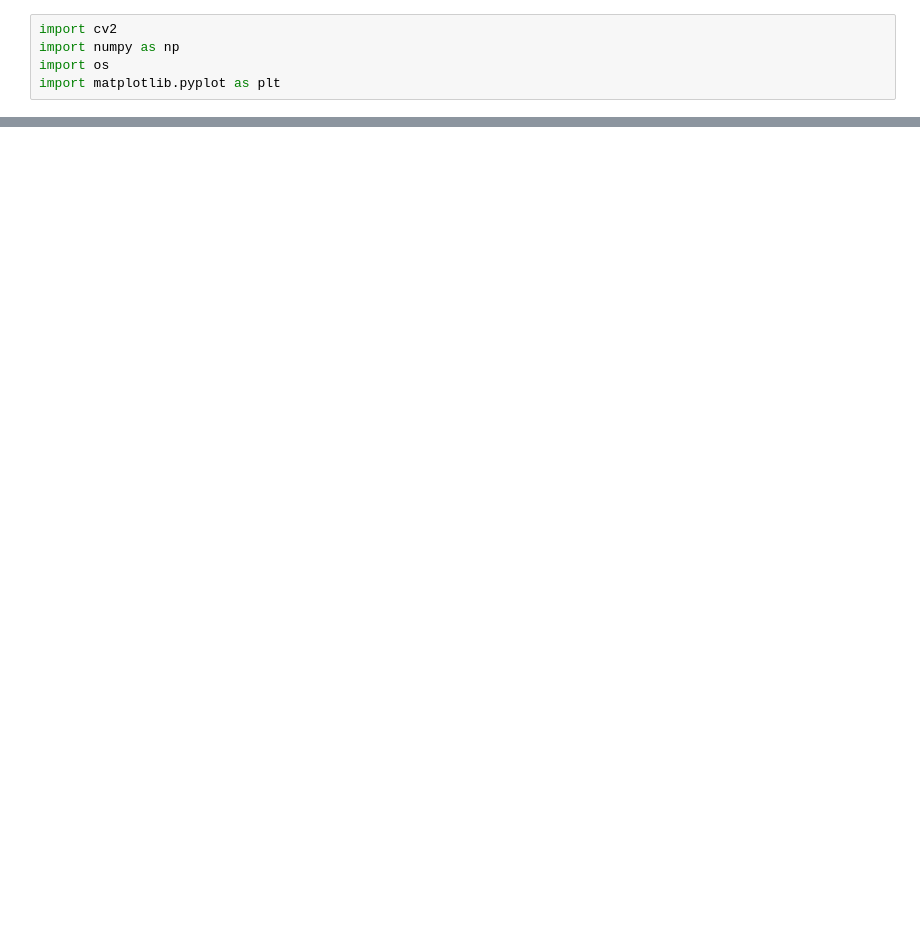
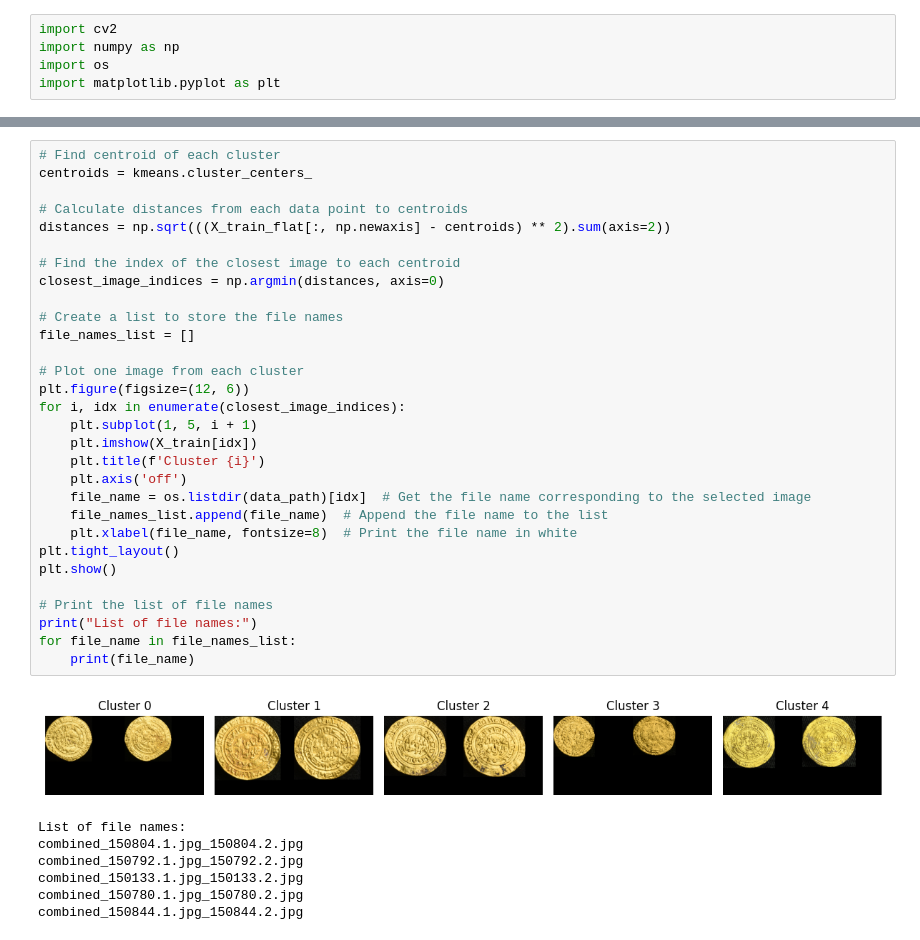
Before and after one commit to Aviost111/final_proj, a Jupyter notebook: cleaning.ipynb, the cells around one changed output, grey strips where cells are left out. Drawn from its saved outputs; the diff is of its cells as text; blank space fills up the shorter version.

```diff
--- a/cleaning.ipynb
+++ b/cleaning.ipynb
@@ -209,0 +197,38 @@ cluster_labels = kmeans.labels_
+# %%
+# Find centroid of each cluster
+centroids = kmeans.cluster_centers_
+
+# Calculate distances from each data point to centroids
+distances = np.sqrt(((X_train_flat[:, np.newaxis] - centroids) ** 2).sum(axis=2))
+
+# Find the index of the closest image to each centroid
+closest_image_indices = np.argmin(distances, axis=0)
+
+# Create a list to store the file names
+file_names_list = []
+
+# Plot one image from each cluster
+plt.figure(figsize=(12, 6))
+for i, idx in enumerate(closest_image_indices):
+    plt.subplot(1, 5, i + 1)
+    plt.imshow(X_train[idx])
+    plt.title(f'Cluster {i}')
+    plt.axis('off')
+    file_name = os.listdir(data_path)[idx]  # Get the file name corresponding to the selected image
+    file_names_list.append(file_name)  # Append the file name to the list
+    plt.xlabel(file_name, fontsize=8)  # Print the file name in white
+plt.tight_layout()
+plt.show()
+
+# Print the list of file names
+print("List of file names:")
+for file_name in file_names_list:
+    print(file_name)
+# %% [output]
+[figure, added]
+List of file names:
+combined_150804.1.jpg_150804.2.jpg
+combined_150792.1.jpg_150792.2.jpg
+combined_150133.1.jpg_150133.2.jpg
+combined_150780.1.jpg_150780.2.jpg
+combined_150844.1.jpg_150844.2.jpg
```
Also changed, not shown: parts of 20 cells of this notebook, 1 other file.
